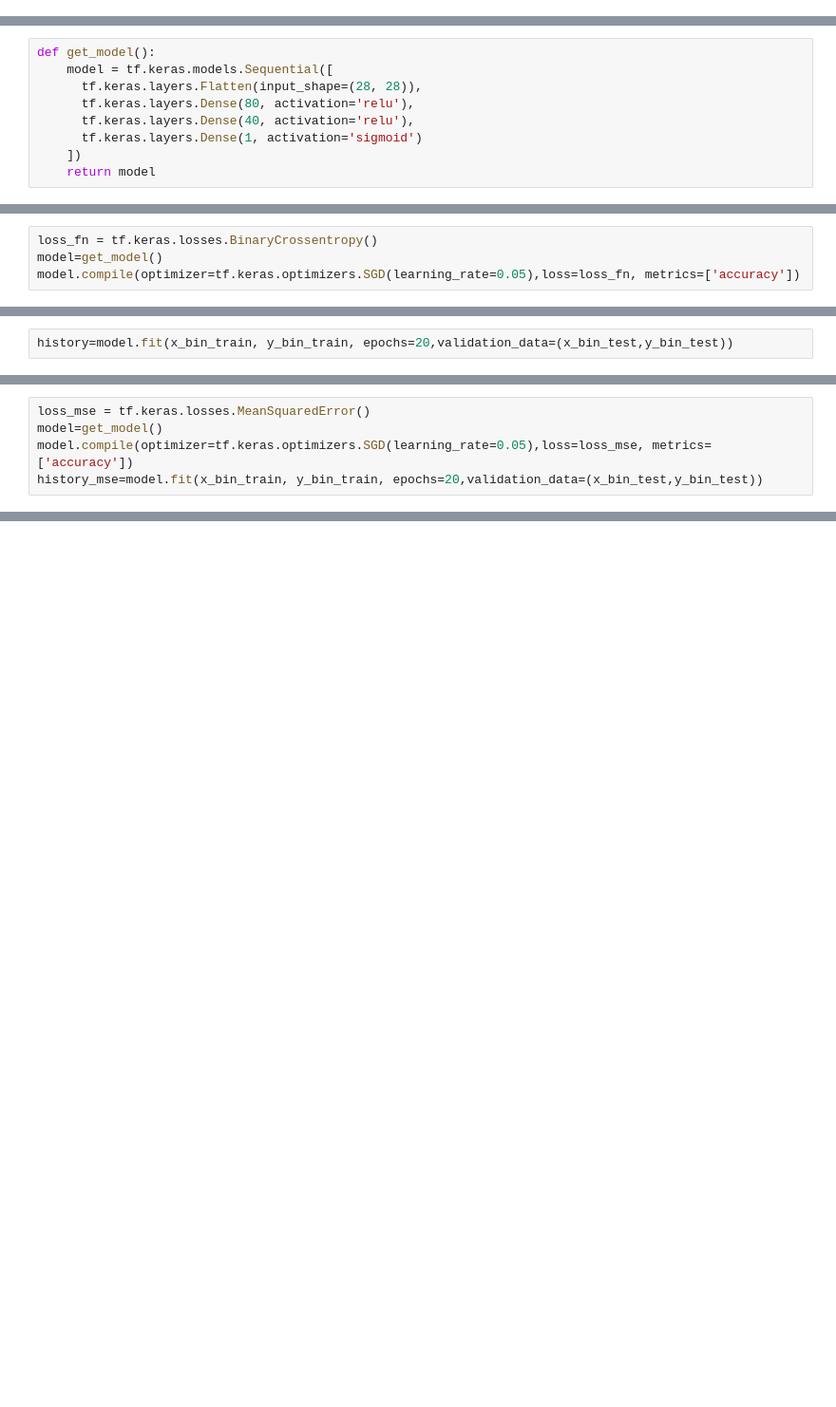
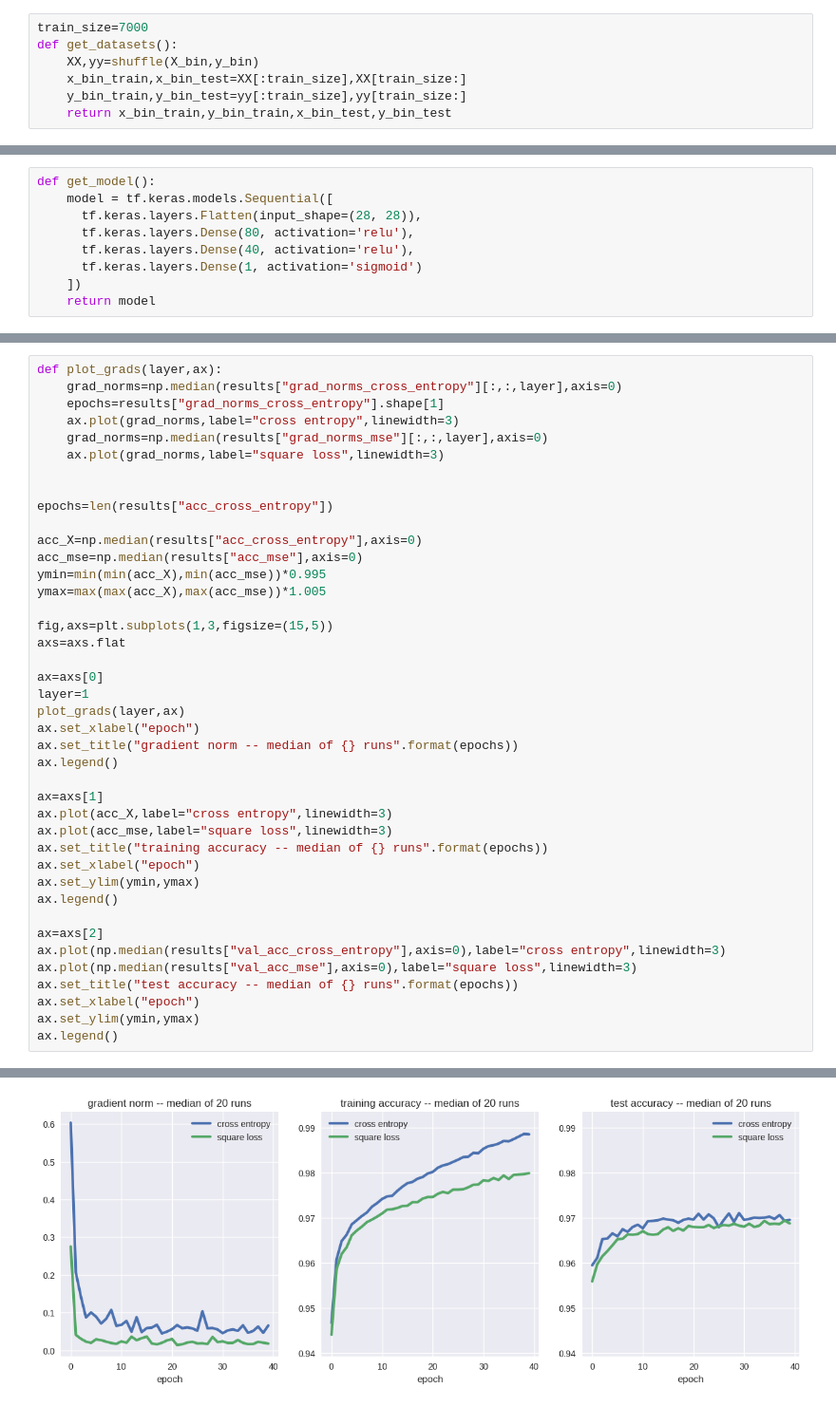
Before and after one commit to henningbruhn/math_of_ml_course, a Jupyter notebook: neural_networks/loss_compare.ipynb, the cells around one changed output, grey strips where cells are left out. Shown: that part at 95% size. Cells and saved outputs as stored; diff of their text form; blank space fills up the shorter version.

```diff
--- a/neural_networks/loss_compare.ipynb
+++ b/neural_networks/loss_compare.ipynb
@@ -22,3 +33,10 @@ y_bin_test=y_test[(y_test==0) | (y_test==2)]/2
+# %%
+train_size=7000
+def get_datasets():
+    XX,yy=shuffle(X_bin,y_bin)
+    x_bin_train,x_bin_test=XX[:train_size],XX[train_size:]
+    y_bin_train,y_bin_test=yy[:train_size],yy[train_size:]
+    return x_bin_train,y_bin_train,x_bin_test,y_bin_test
 # %% [markdown]
 We choose a simple neural network with two hidden layers, and a single output neuron with logistic activation
 # %%
@@ -35,4 +50,0 @@ We first pick cross entropy as loss function. In principle, we'd need to fine-tu
-# %%
-loss_fn = tf.keras.losses.BinaryCrossentropy()
-model=get_model()
-model.compile(optimizer=tf.keras.optimizers.SGD(learning_rate=0.05),loss=loss_fn, metrics=['accuracy'])
@@ -41,2 +50,0 @@ Let's do the first fit. We record loss and metrics in the history object. In ord
-# %%
-history=model.fit(x_bin_train, y_bin_train, epochs=20,validation_data=(x_bin_test,y_bin_test))
@@ -63,5 +50,0 @@ Next, we pick mean square error as loss function. Again the learning rate would
-# %%
-loss_mse = tf.keras.losses.MeanSquaredError()
-model=get_model()
-model.compile(optimizer=tf.keras.optimizers.SGD(learning_rate=0.05),loss=loss_mse, metrics=['accuracy'])
-history_mse=model.fit(x_bin_train, y_bin_train, epochs=20,validation_data=(x_bin_test,y_bin_test))
@@ -117,0 +187,42 @@ Test accuracy seems too noisy for any insights. In the loss plot, however, we se
+# %%
+def plot_grads(layer,ax):
+    grad_norms=np.median(results["grad_norms_cross_entropy"][:,:,layer],axis=0)
+    epochs=results["grad_norms_cross_entropy"].shape[1]
+    ax.plot(grad_norms,label="cross entropy",linewidth=3)
+    grad_norms=np.median(results["grad_norms_mse"][:,:,layer],axis=0)
+    ax.plot(grad_norms,label="square loss",linewidth=3)
+
+
+epochs=len(results["acc_cross_entropy"])
+
+acc_X=np.median(results["acc_cross_entropy"],axis=0)
+acc_mse=np.median(results["acc_mse"],axis=0)
+ymin=min(min(acc_X),min(acc_mse))*0.995
+ymax=max(max(acc_X),max(acc_mse))*1.005
+
+fig,axs=plt.subplots(1,3,figsize=(15,5))
+axs=axs.flat
+
+ax=axs[0]
+layer=1
+plot_grads(layer,ax)
+ax.set_xlabel("epoch")
+ax.set_title("gradient norm -- median of {} runs".format(epochs))
+ax.legend()
+
+ax=axs[1]
+ax.plot(acc_X,label="cross entropy",linewidth=3)
+ax.plot(acc_mse,label="square loss",linewidth=3)
+ax.set_title("training accuracy -- median of {} runs".format(epochs))
+ax.set_xlabel("epoch")
+ax.set_ylim(ymin,ymax)
+ax.legend()
+
+ax=axs[2]
+ax.plot(np.median(results["val_acc_cross_entropy"],axis=0),label="cross entropy",linewidth=3)
+ax.plot(np.median(results["val_acc_mse"],axis=0),label="square loss",linewidth=3)
+ax.set_title("test accuracy -- median of {} runs".format(epochs))
+ax.set_xlabel("epoch")
+ax.set_ylim(ymin,ymax)
+ax.legend()
+# %% [output]
@@ -117,0 +230 @@ Test accuracy seems too noisy for any insights. In the loss plot, however, we se
+[figure, added]
```
Also changed, not shown: parts of 27 cells of this notebook.
